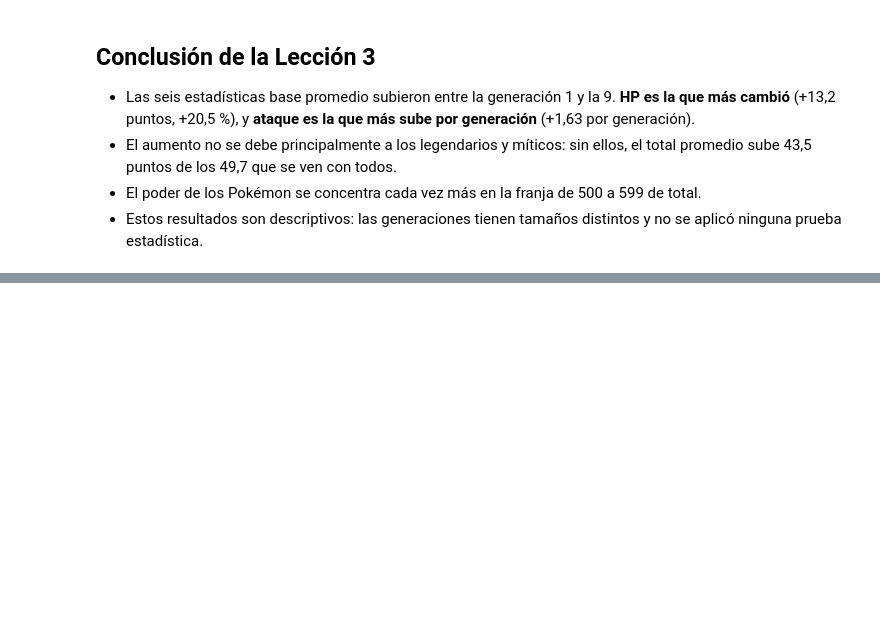
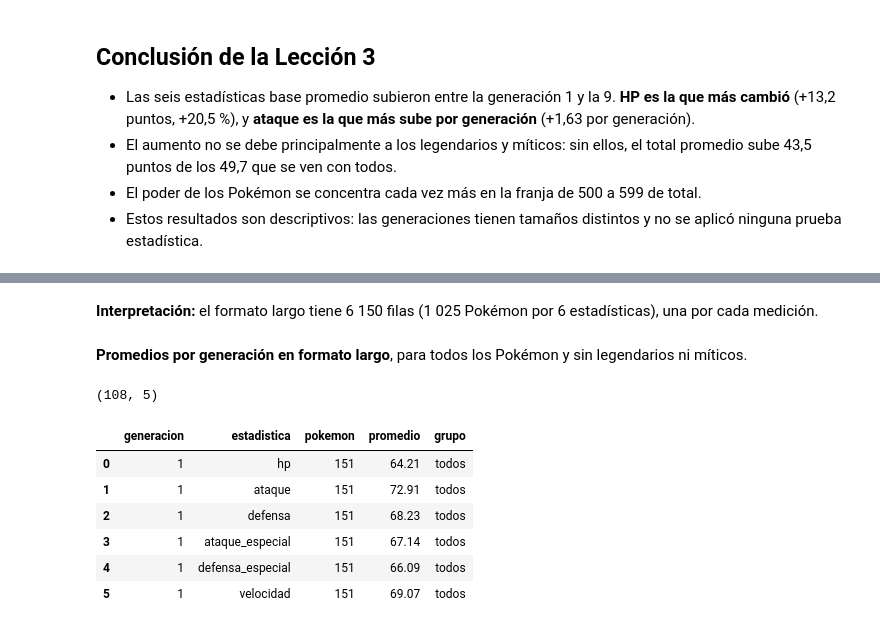
Before and after one commit to brandonmesamm-png/pokemon-generaciones, a Jupyter notebook: notebooks/data_preparation.ipynb, the cells around one changed output, grey strips where cells are left out. Drawn from its saved outputs; the diff is of its cells as text; code cells hidden in the pictures; blank space fills up the shorter version.

```diff
--- a/notebooks/data_preparation.ipynb
+++ b/notebooks/data_preparation.ipynb
@@ -547,0 +571,18 @@ Name: count, dtype: int64
+# %%
+def agregar_doble_tipo(df):
+    df = df.copy()
+    df['doble_tipo'] = df['tipo_2'].notna()
+    return df
+
+def agregar_categoria_poder(df):
+    df = df.copy()
+    df['categoria_poder'] = pd.cut(df['total'], bins=limites, labels=etiquetas, right=False)
+    return df
+
+pokemon_final = (pokemon
+    .pipe(agregar_doble_tipo)
+    .pipe(agregar_categoria_poder))
+
+print(pokemon_final.shape)
+print(pokemon_final.dtypes)
+pokemon_final.head(3)
@@ -547,0 +617,11 @@ Name: count, dtype: int64
+# %%
+estadisticas_largo = pokemon_final.melt(
+    id_vars=['id', 'nombre', 'generacion', 'especial'],
+    value_vars=ESTADISTICAS,
+    var_name='estadistica', value_name='valor')
+estadisticas_largo['estadistica'] = pd.Categorical(estadisticas_largo['estadistica'],
+                                                   categories=ESTADISTICAS, ordered=True)
+estadisticas_largo['valor'] = estadisticas_largo['valor'].astype('int16')
+
+print(estadisticas_largo.shape)
+estadisticas_largo.head(3)
@@ -547,0 +634,26 @@ Name: count, dtype: int64
+# %% [markdown]
+**Interpretación:** el formato largo tiene 6 150 filas (1 025 Pokémon por 6 estadísticas), una por cada medición.
+# %% [markdown]
+**Promedios por generación en formato largo**, para todos los Pokémon y sin legendarios ni míticos.
+# %%
+def promedios_largo(df, grupo):
+    return (df.groupby(['generacion', 'estadistica'], observed=True)
+              .agg(pokemon=('id', 'nunique'), promedio=('valor', 'mean'))
+              .round(2).reset_index().assign(grupo=grupo))
+
+promedios_generacion = pd.concat([
+    promedios_largo(estadisticas_largo, 'todos'),
+    promedios_largo(estadisticas_largo[~estadisticas_largo['especial']], 'sin_especiales'),
+], ignore_index=True)
+
+print(promedios_generacion.shape)
+promedios_generacion.head(6)
+# %% [output]
+(108, 5)
+|  | generacion | estadistica | pokemon | promedio | grupo |
+| 0 | 1 | hp | 151 | 64.21 | todos |
+| 1 | 1 | ataque | 151 | 72.91 | todos |
+| 2 | 1 | defensa | 151 | 68.23 | todos |
+| 3 | 1 | ataque_especial | 151 | 67.14 | todos |
+| 4 | 1 | defensa_especial | 151 | 66.09 | todos |
+| 5 | 1 | velocidad | 151 | 69.07 | todos |
```
Also changed, not shown: parts of 27 cells of this notebook, 6 other files.
